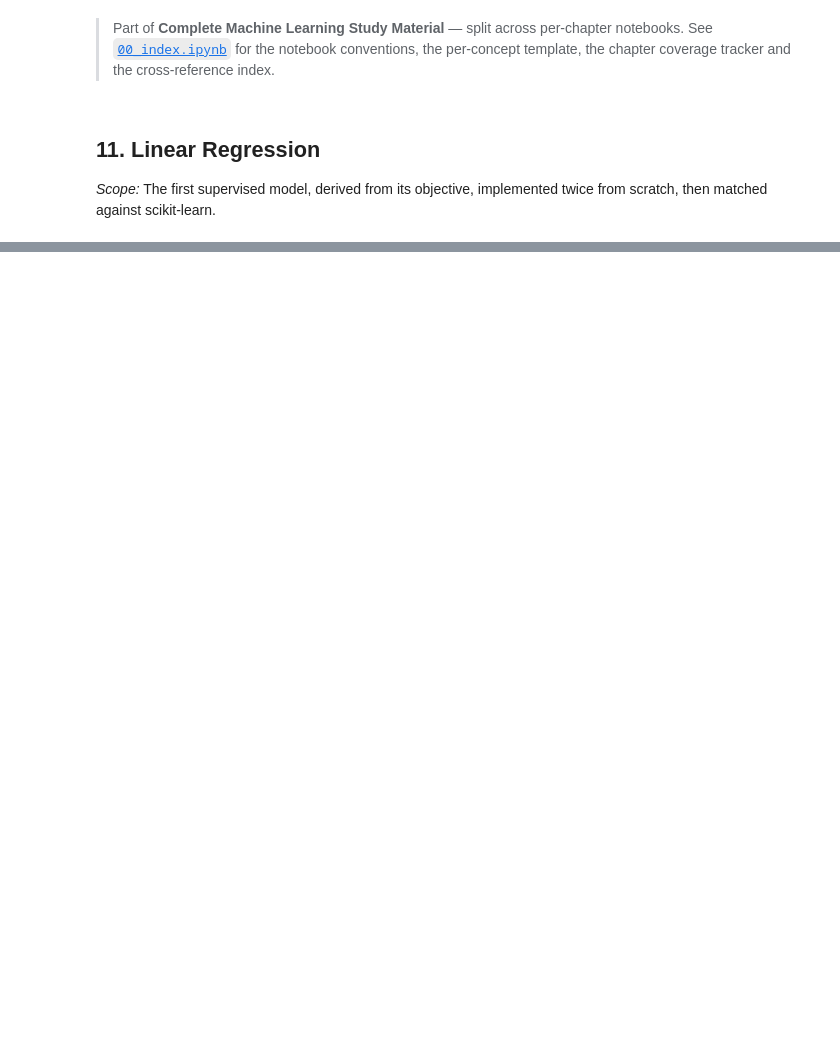
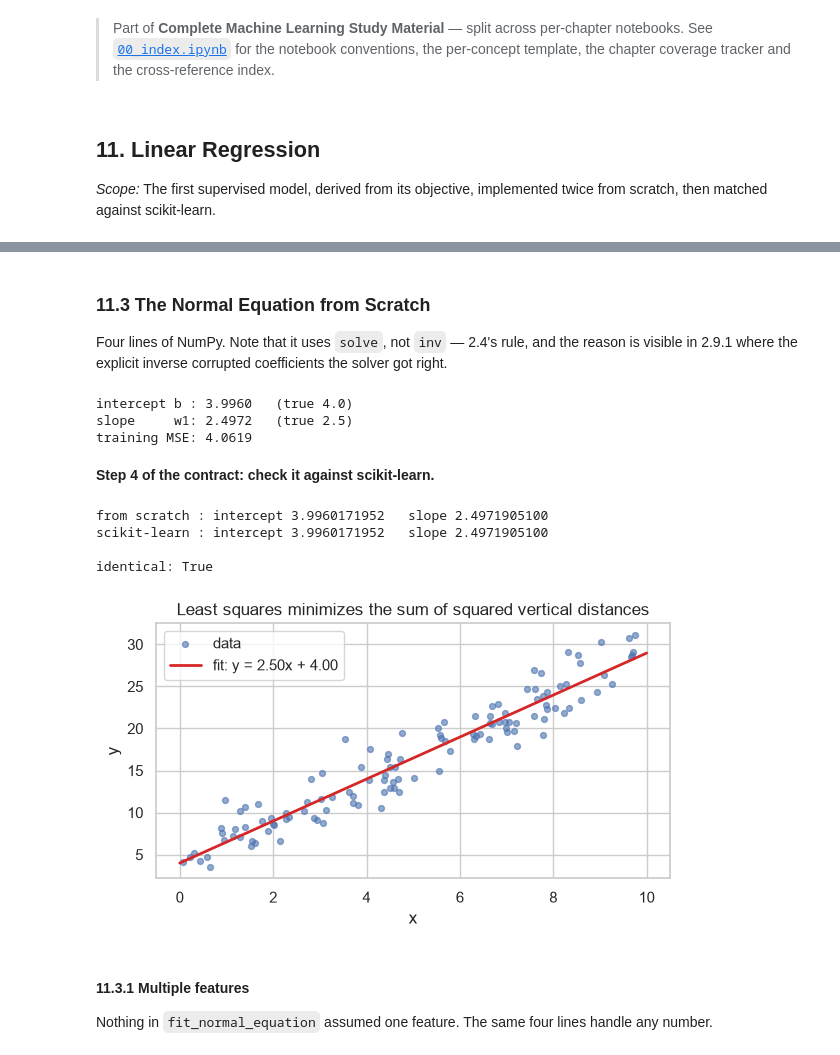
Before and after one commit to Shayan2002Saha/ML_Materials, a Jupyter notebook: 11_linear_regression.ipynb, the cells around one changed output, grey strips where cells are left out. Cells and saved outputs as stored; diff of their text form; code cells hidden in the pictures; blank space fills up the shorter version.

```diff
--- a/11_linear_regression.ipynb
+++ b/11_linear_regression.ipynb
@@ -46,0 +45,8 @@
+# %%
+# Simple linear regression: one feature, a slope and an intercept.
+n = 120
+x = rng.uniform(0, 10, n)
+y = 2.5 * x + 4.0 + rng.normal(0, 2.0, n)      # true slope 2.5, true intercept 4.0
+
+X = x.reshape(-1, 1)
+print("X shape:", X.shape, " y shape:", y.shape)   # (120, 1) (120,) - the 1.4 convention
@@ -46,0 +98,8 @@
+# %%
+def add_intercept(X):
+    return np.column_stack([np.ones(len(X)), X])
+
+
+X_design = add_intercept(X)
+print(X_design[:3])          # first column is all ones
+print("shape:", X_design.shape)   # (120, 2) -> intercept + 1 feature
@@ -46,0 +155,52 @@
+# %% [markdown]
+### 11.3 The Normal Equation from Scratch
+
+Four lines of NumPy. Note that it uses `solve`, not `inv` — 2.4's rule, and the reason is visible in 2.9.1
+where the explicit inverse corrupted coefficients the solver got right.
+# %%
+def fit_normal_equation(X, y):
+    """Solve X^T X w = X^T y.  X must already include an intercept column."""
+    return np.linalg.solve(X.T @ X, X.T @ y)
+
+
+w_hat = fit_normal_equation(X_design, y)
+
+print(f"intercept b : {w_hat[0]:.4f}   (true 4.0)")
+print(f"slope     w1: {w_hat[1]:.4f}   (true 2.5)")
+print(f"training MSE: {mse(X_design, y, w_hat):.4f}")
+# %% [output]
+intercept b : 3.9960   (true 4.0)
+slope     w1: 2.4972   (true 2.5)
+training MSE: 4.0619
+# %% [markdown]
+**Step 4 of the contract: check it against scikit-learn.**
+# %%
+from sklearn.linear_model import LinearRegression
+
+sk = LinearRegression().fit(X, y)          # sklearn adds its own intercept
+
+print(f"from scratch : intercept {w_hat[0]:.10f}   slope {w_hat[1]:.10f}")
+print(f"scikit-learn : intercept {sk.intercept_:.10f}   slope {sk.coef_[0]:.10f}")
+print("\nidentical:", np.allclose(w_hat, np.r_[sk.intercept_, sk.coef_]))
+# %% [output]
+from scratch : intercept 3.9960171952   slope 2.4971905100
+scikit-learn : intercept 3.9960171952   slope 2.4971905100
+
+identical: True
+# %%
+fig, ax = plt.subplots(figsize=(6, 3.6))
+ax.scatter(x, y, s=18, alpha=0.6, label="data")
+grid = np.linspace(0, 10, 100)
+ax.plot(grid, w_hat[0] + w_hat[1] * grid, color="tab:red", lw=2,
+        label=f"fit: y = {w_hat[1]:.2f}x + {w_hat[0]:.2f}")
+ax.set_xlabel("x"); ax.set_ylabel("y")
+ax.set_title("Least squares minimizes the sum of squared vertical distances")
+ax.legend()
+fig.tight_layout()
+plt.show()
+# %% [output]
+[figure, added]
+# %% [markdown]
+#### 11.3.1 Multiple features
+
+Nothing in `fit_normal_equation` assumed one feature. The same four lines handle any number.
```
Also changed, not shown: parts of 92 cells of this notebook, 4 other files.
